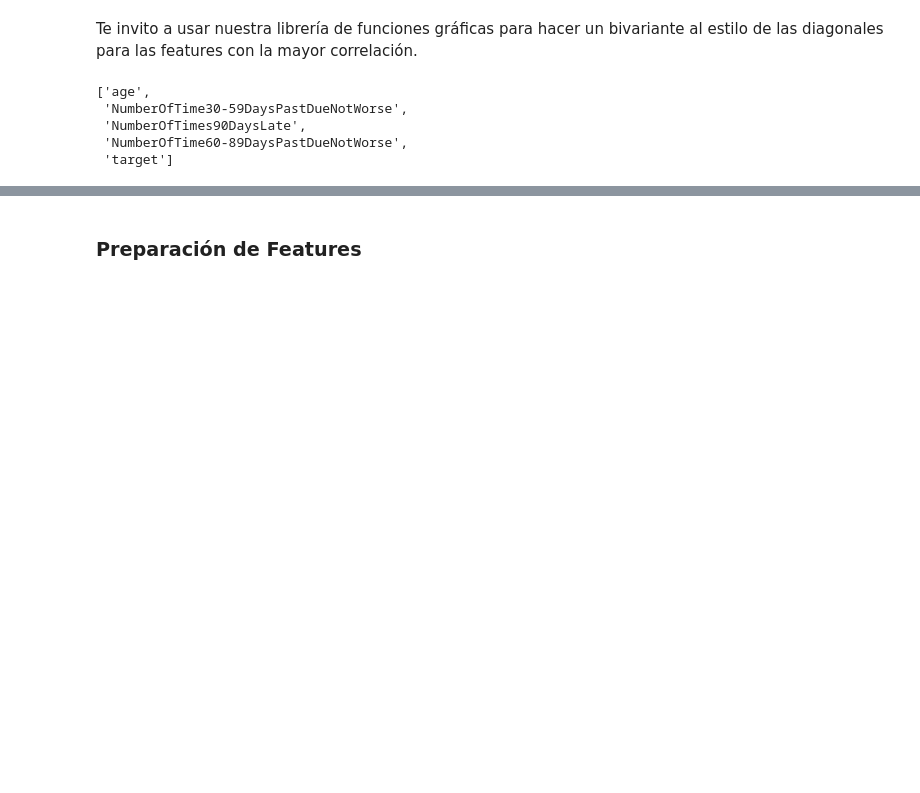
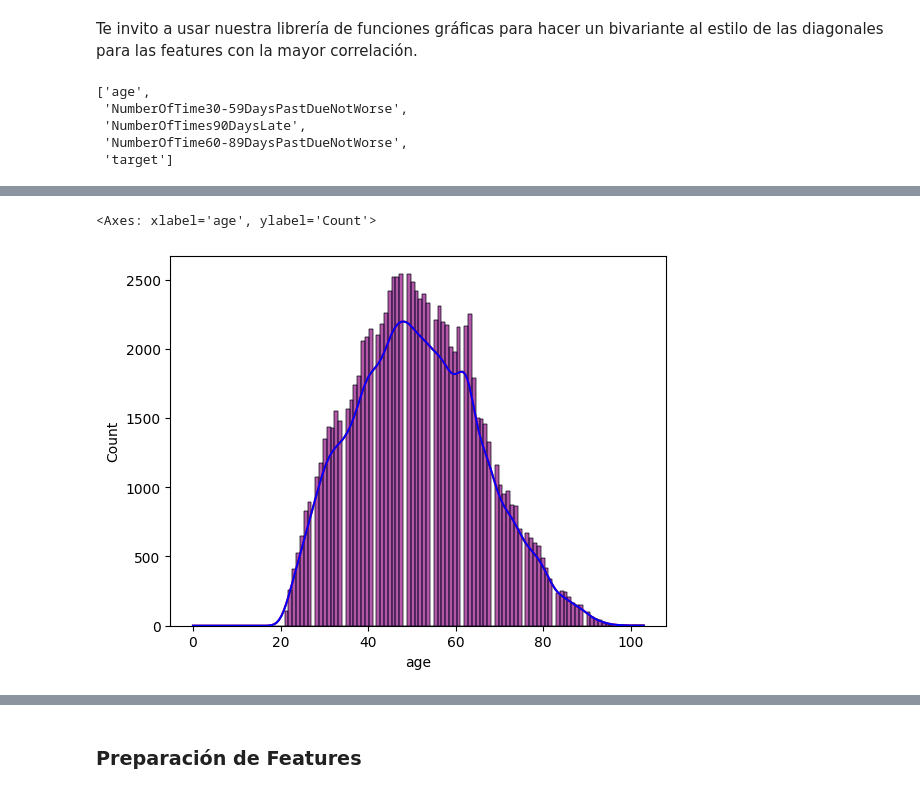
Before and after one commit to mailliwJ/ONLINE_DS_THEBRIDGE_exercises, a Jupyter notebook: 04_Machine_Learning/Sprint_12/Unidad_01/Ejercicios_Workout/notebooks/04_Regresion_Logistica_Binaria.ipynb, the cells around one changed output, grey strips where cells are left out. Saved outputs shown, nothing was run; the diff lists cells and outputs as text; code cells hidden in the pictures; blank space fills up the shorter version.

```diff
--- a/04_Machine_Learning/Sprint_12/Unidad_01/Ejercicios_Workout/notebooks/04_Regresion_Logistica_Binaria.ipynb
+++ b/04_Machine_Learning/Sprint_12/Unidad_01/Ejercicios_Workout/notebooks/04_Regresion_Logistica_Binaria.ipynb
@@ -156,0 +161,6 @@ booty.grafico_dispersion_con_correlacion(df, 'NumberOfTime60-89DaysPastDueNotWor
+# %%
+sns.histplot(x=df_eda['age'], data=df_eda[df_eda['target'] == 0], kde=True, color='red')
+sns.histplot(x=df_eda['age'], data=df_eda[df_eda['target'] == 1], kde=True, color='blue', alpha=0.3)
+# %% [output]
+<Axes: xlabel='age', ylabel='Count'>
+[figure, added]
```
Also changed, not shown: parts of 24 cells of this notebook.
